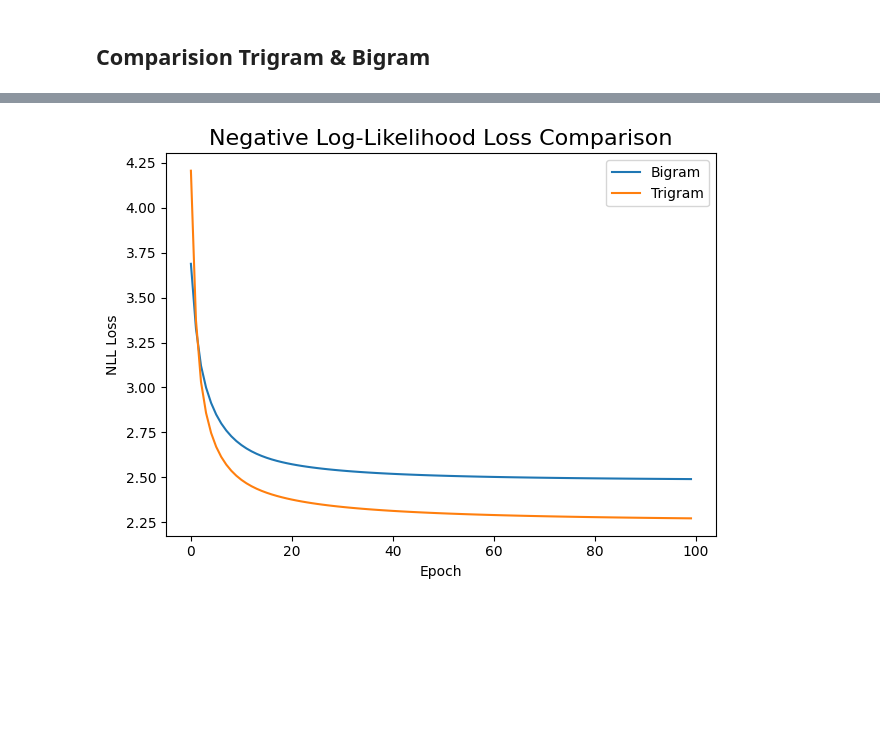
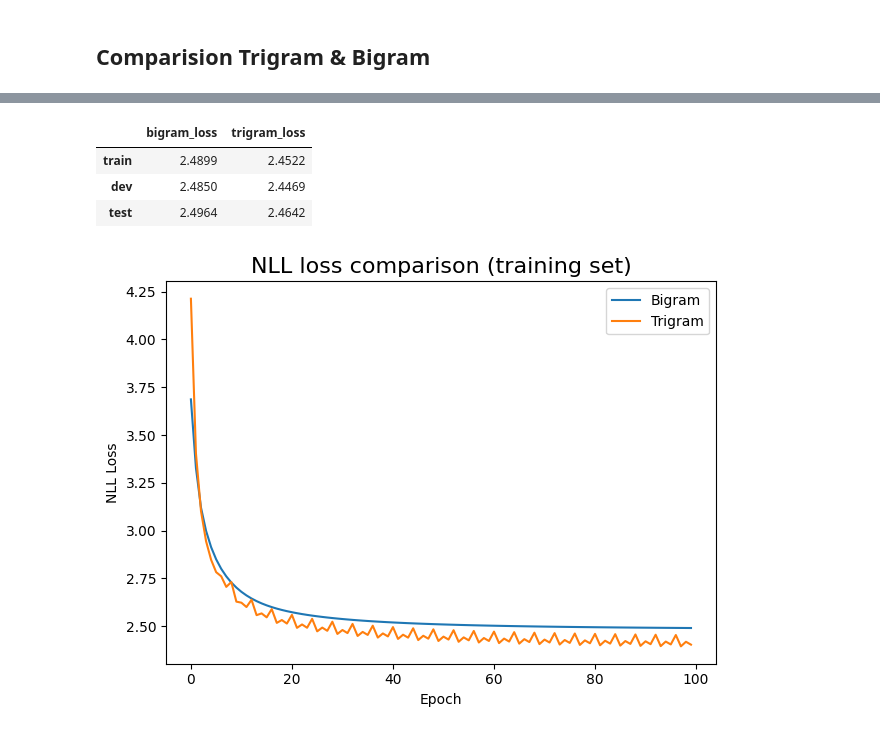
Before and after one commit to yyigitturan/karpathy-zero-to-hero-nn-llm, a Jupyter notebook: 02- bigrams/makemore_part1_bigrams.ipynb, the cells around one changed output, grey strips where cells are left out. Saved outputs shown, nothing was run; the diff lists cells and outputs as text; code cells hidden in the pictures; blank space fills up the shorter version.

```diff
--- a/02- bigrams/makemore_part1_bigrams.ipynb
+++ b/02- bigrams/makemore_part1_bigrams.ipynb
@@ -274,0 +311,12 @@ trigram_model.generate_sample(num_examples=10, itos=itos)
+# %%
+bigram_model = BigramModel(
+    num_features=27,
+    num_out=27,
+    num_epochs=100,
+    learning_rate=50,
+    logging=False,
+    regularize=True,
+    smooth_strength=0.01,
+)
+
+bigram_model.fit(X_train_bigram, Y_train_bigram)
@@ -274,0 +336,18 @@ trigram_model.generate_sample(num_examples=10, itos=itos)
+# %%
+X_train_trigram, Y_train_trigram = build_dataset(words=words_train, block_size=2)
+X_dev_trigram, Y_dev_trigram = build_dataset(words=words_dev, block_size=2)
+X_test_trigram, Y_test_trigram = build_dataset(words=words_test, block_size=2)
+
+# Instantiating a trigram model
+trigram_model = TrigramModel(
+    num_features=54,
+    num_out=27,
+    num_epochs=100,
+    learning_rate=50,
+    logging=False,
+    regularize=True,
+    smooth_strength=0.01,
+)
+
+# Launching training process
+trigram_model.fit(X_train_trigram, Y_train_trigram)
@@ -275,18 +366,34 @@ trigram_model.generate_sample(num_examples=10, itos=itos)
+# %%
+# Combining training, dev and test losses for each model
+losses = {
+    "bigram_loss": [bigram_train_loss, bigram_dev_loss, bigram_test_loss],
+    "trigram_loss": [trigram_train_loss, trigram_dev_loss, trigram_test_loss]
+}
+
+index = ["train", "dev", "test"]
+loss_set_df = pd.DataFrame(losses, index=index).round(4)
+loss_set_df
+# %% [output]
+|  | bigram_loss | trigram_loss |
+| train | 2.4899 | 2.4522 |
+| dev | 2.4850 | 2.4469 |
+| test | 2.4964 | 2.4642 |
 # %%
 # Losses obtained during training bigram/trigram models
 loss_histories = {
     "Bigram": bigram_model.history.values(),
     "Trigram": trigram_model.history.values(),
 }
 
+# Joining results in a DataFrame
 comparison_df = pd.DataFrame(loss_histories)
 
 # Plotting the comparison
 comparison_df.plot()
 plt.xlabel("Epoch")
 plt.ylabel("NLL Loss")
-plt.title("Negative Log-Likelihood Loss Comparison", fontsize=16)
+plt.title("NLL loss comparison (training set)", fontsize=16)
 plt.tight_layout()
 plt.show()
 # %% [output]
-[figure, old version]
+[figure, new version]
```
Also changed, not shown: parts of 28 cells of this notebook.
